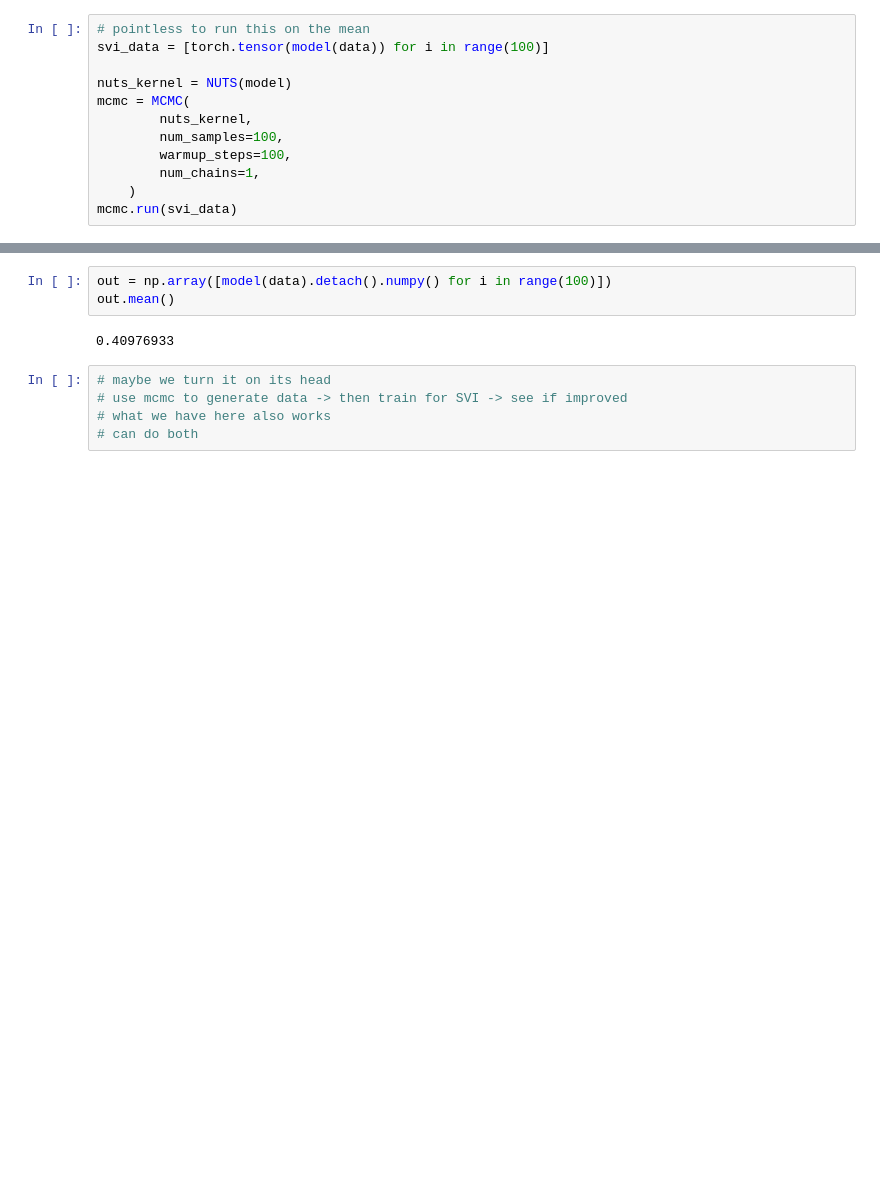
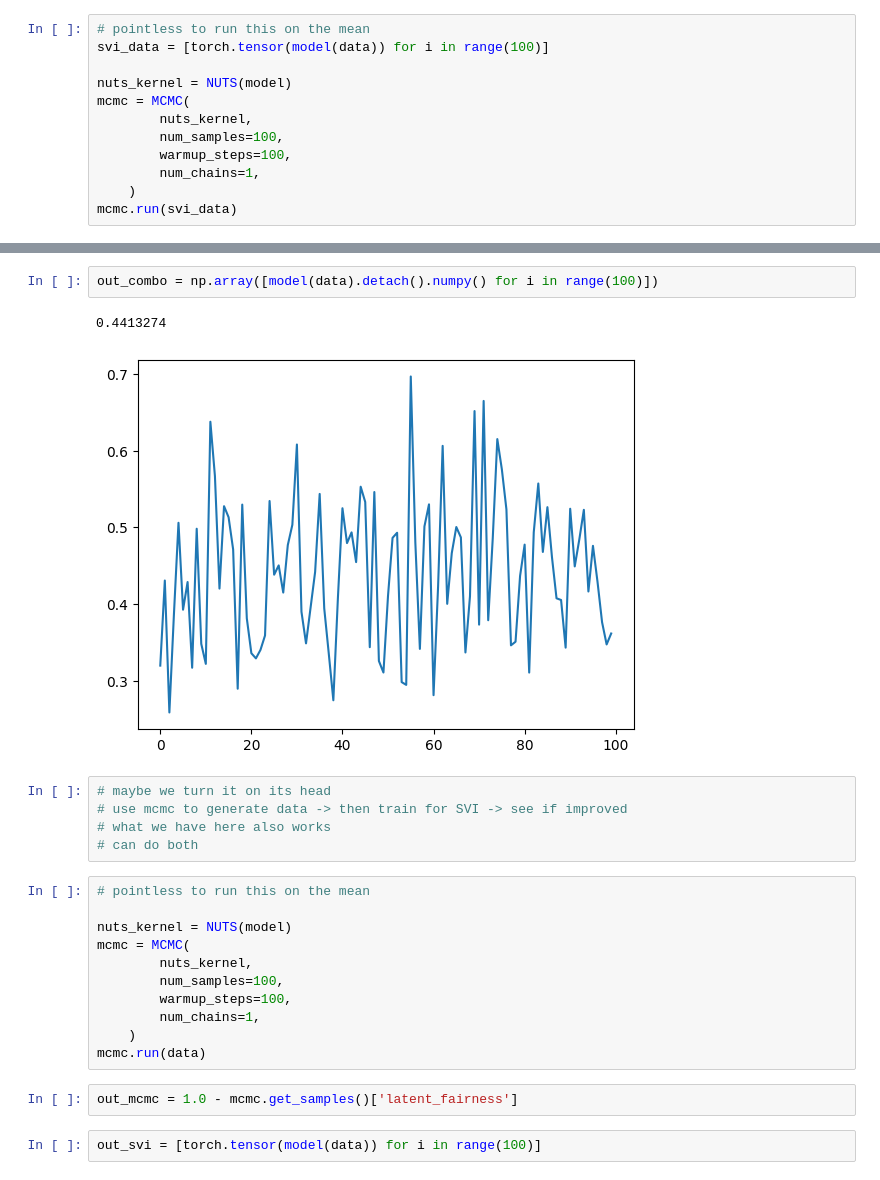
Before and after one commit to CachoobiDoobi/ProbProgProject, a Jupyter notebook: SVI + MCMC.ipynb, the cells around one changed output, grey strips where cells are left out. Drawn from its saved outputs; the diff is of its cells as text; blank space fills up the shorter version.

```diff
--- a/SVI + MCMC.ipynb
+++ b/SVI + MCMC.ipynb
@@ -139,10 +149,25 @@ tensor(0.4130)
 # %%
-out = np.array([model(data).detach().numpy() for i in range(100)])
-out.mean()
+out_combo = np.array([model(data).detach().numpy() for i in range(100)])
 # %% [output]
-0.40976933
+0.4413274
+[figure, added]
+# %%
+# maybe we turn it on its head
+# use mcmc to generate data -> then train for SVI -> see if improved
+# what we have here also works
+# can do both
 # %%
-# maybe we turn it on its head
-# use mcmc to generate data -> then train for SVI -> see if improved
-# what we have here also works
-# can do both
+# pointless to run this on the mean
+
+nuts_kernel = NUTS(model)
+mcmc = MCMC(
+        nuts_kernel,
+        num_samples=100,
+        warmup_steps=100,
+        num_chains=1,
+    )
+mcmc.run(data)
+# %%
+out_mcmc = 1.0 - mcmc.get_samples()['latent_fairness']
+# %%
+out_svi = [torch.tensor(model(data)) for i in range(100)]
```
Also changed, not shown: parts of 9 cells of this notebook, 1 other file.
